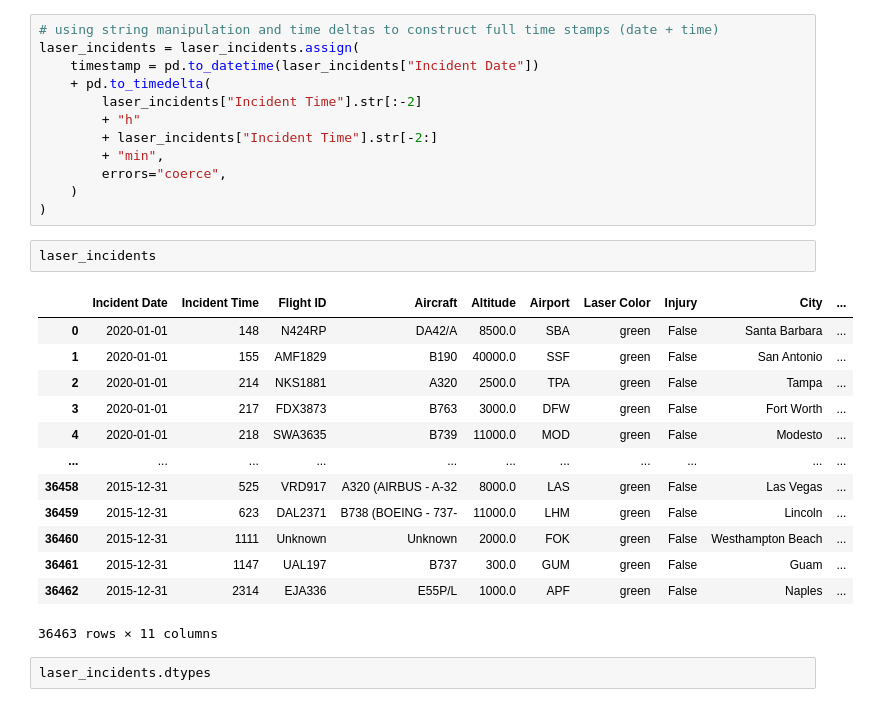
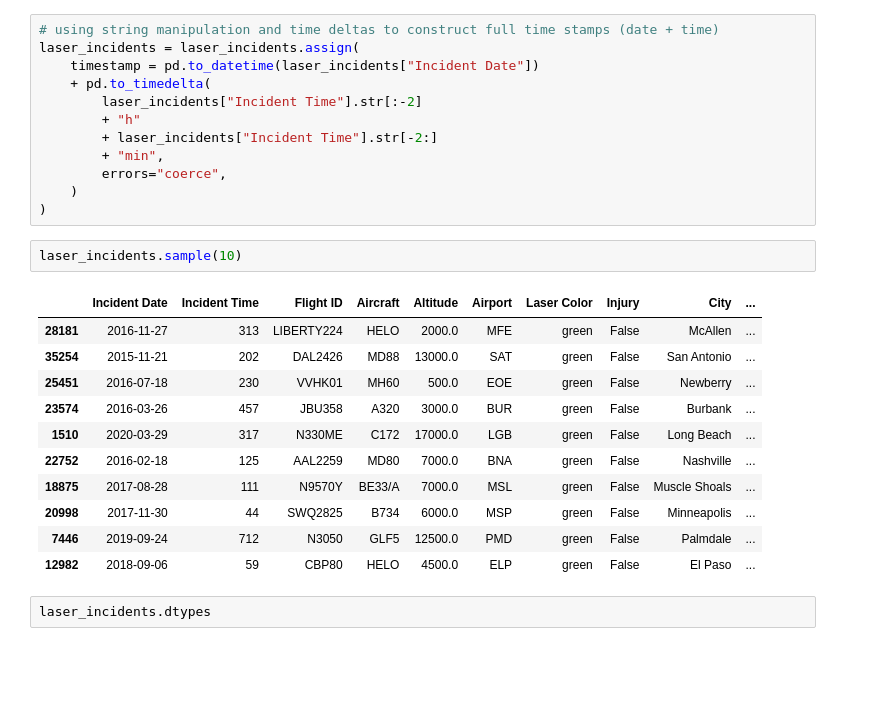
Before and after one commit to HiLASEPythonCourse/hilase-python-course-2021, a Jupyter notebook: 130_pandas_intro.ipynb, the cells around one changed output. Saved outputs shown, nothing was run; the diff lists cells and outputs as text; blank space fills up the shorter version.

```diff
--- a/130_pandas_intro.ipynb
+++ b/130_pandas_intro.ipynb
@@ -723,21 +723,19 @@ laser_incidents = laser_incidents.assign(
     )
 )
 # %%
-laser_incidents
+laser_incidents.sample(10)
 # %% [output]
 |  | Incident Date | Incident Time | Flight ID | Aircraft | Altitude | Airport | Laser Color | Injury | City | ... |
-| 0 | 2020-01-01 | 148 | N424RP | DA42/A | 8500.0 | SBA | green | False | Santa Barbara | ... |
-| 1 | 2020-01-01 | 155 | AMF1829 | B190 | 40000.0 | SSF | green | False | San Antonio | ... |
-| 2 | 2020-01-01 | 214 | NKS1881 | A320 | 2500.0 | TPA | green | False | Tampa | ... |
-| 3 | 2020-01-01 | 217 | FDX3873 | B763 | 3000.0 | DFW | green | False | Fort Worth | ... |
-| 4 | 2020-01-01 | 218 | SWA3635 | B739 | 11000.0 | MOD | green | False | Modesto | ... |
-| ... | ... | ... | ... | ... | ... | ... | ... | ... | ... | ... |
-| 36458 | 2015-12-31 | 525 | VRD917 | A320 (AIRBUS - A-32 | 8000.0 | LAS | green | False | Las Vegas | ... |
-| 36459 | 2015-12-31 | 623 | DAL2371 | B738 (BOEING - 737- | 11000.0 | LHM | green | False | Lincoln | ... |
-| 36460 | 2015-12-31 | 1111 | Unknown | Unknown | 2000.0 | FOK | green | False | Westhampton Beach | ... |
-| 36461 | 2015-12-31 | 1147 | UAL197 | B737 | 300.0 | GUM | green | False | Guam | ... |
-| 36462 | 2015-12-31 | 2314 | EJA336 | E55P/L | 1000.0 | APF | green | False | Naples | ... |
+| 28181 | 2016-11-27 | 313 | LIBERTY224 | HELO | 2000.0 | MFE | green | False | McAllen | ... |
+| 35254 | 2015-11-21 | 202 | DAL2426 | MD88 | 13000.0 | SAT | green | False | San Antonio | ... |
+| 25451 | 2016-07-18 | 230 | VVHK01 | MH60 | 500.0 | EOE | green | False | Newberry | ... |
+| 23574 | 2016-03-26 | 457 | JBU358 | A320 | 3000.0 | BUR | green | False | Burbank | ... |
+| 1510 | 2020-03-29 | 317 | N330ME | C172 | 17000.0 | LGB | green | False | Long Beach | ... |
+| 22752 | 2016-02-18 | 125 | AAL2259 | MD80 | 7000.0 | BNA | green | False | Nashville | ... |
+| 18875 | 2017-08-28 | 111 | N9570Y | BE33/A | 7000.0 | MSL | green | False | Muscle Shoals | ... |
+| 20998 | 2017-11-30 | 44 | SWQ2825 | B734 | 6000.0 | MSP | green | False | Minneapolis | ... |
+| 7446 | 2019-09-24 | 712 | N3050 | GLF5 | 12500.0 | PMD | green | False | Palmdale | ... |
+| 12982 | 2018-09-06 | 59 | CBP80 | HELO | 4500.0 | ELP | green | False | El Paso | ... |
-36463 rows × 11 columns
 # %%
 laser_incidents.dtypes
 # %% [output]
```
Also changed, not shown: parts of 18 cells of this notebook.
